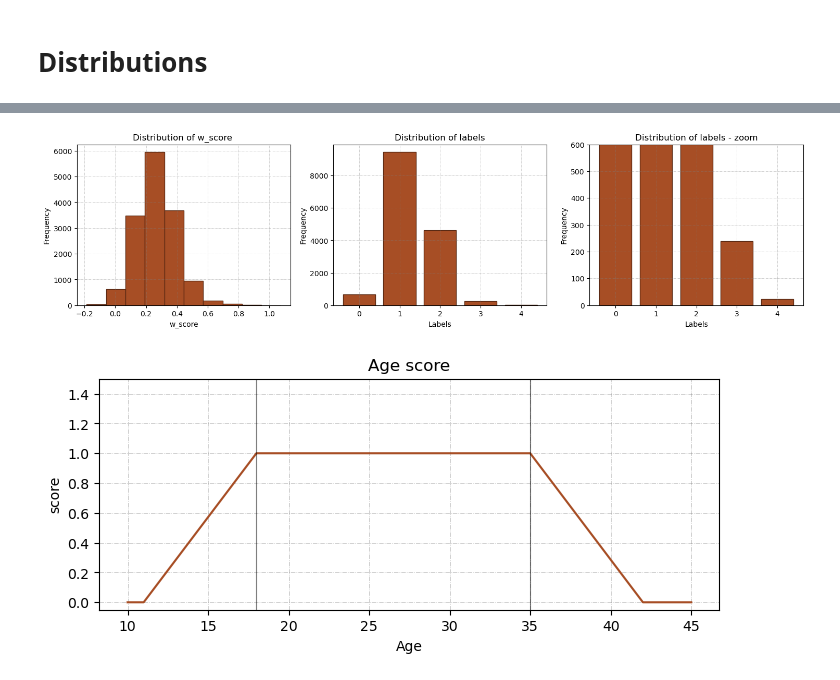
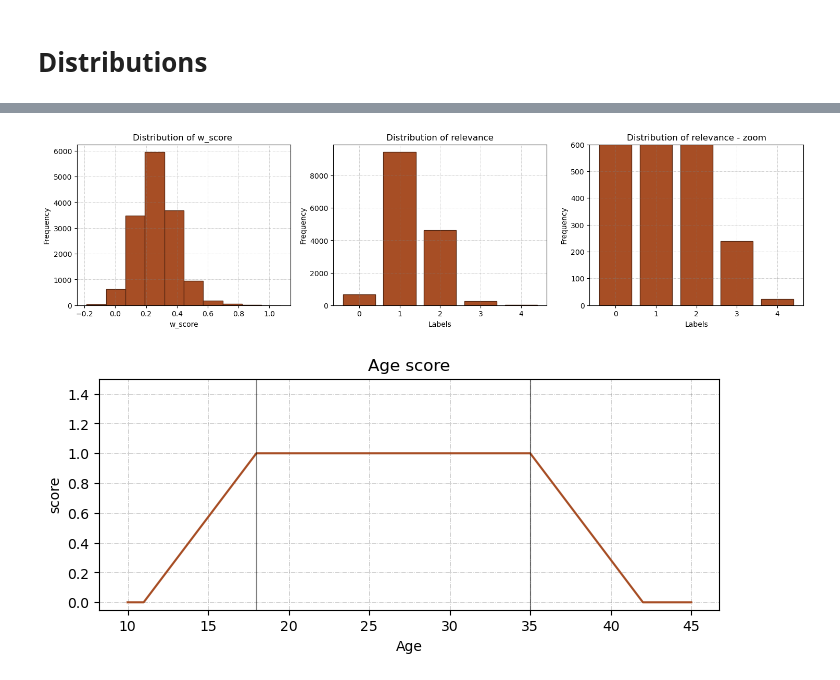
Before and after one commit to jacons/Interpretable-by-design-Human-Recommender, a Jupyter notebook: other_notebook/show_distribution.ipynb, the cells around one changed output, grey strips where cells are left out. Saved outputs shown, nothing was run; the diff lists cells and outputs as text; code cells hidden in the pictures.

Commit message:
add sampling cities with distribution, change "labels"->"relevance"

```diff
--- a/other_notebook/show_distribution.ipynb
+++ b/other_notebook/show_distribution.ipynb
@@ -67,36 +67,36 @@ plt.show()
 # %%
-score_dt = pd.read_csv("../outputs/scores.csv")
-labels = score_dt["labels"].tolist()
+score_dt = pd.read_csv("../outputs/scores/scores.csv")
+relevance = score_dt["relevance"].tolist()
 w_score = score_dt["w_score"].tolist()
 
-distri_labels = [labels.count(i) for i in range(max(labels)+1)]
-name_label = [*range(max(labels)+1)]
+distri_labels = [relevance.count(i) for i in range(max(relevance)+1)]
+name_label = [*range(max(relevance)+1)]
 
 _, axs = plt.subplots(ncols=3,figsize=(18,4))
 
 axs[0].hist(w_score, **default_par)
 axs[0].grid(color='grey', linestyle='-.', linewidth=0.5, alpha=0.5)
 axs[0].set_title('Distribution of w_score ')
 axs[0].set_xlabel('w_score')
 axs[0].set_ylabel('Frequency')
 
 axs[1].bar(name_label,distri_labels, **default_par)
 axs[1].grid(color='grey', linestyle='-.', linewidth=0.5, alpha=0.5)
-axs[1].set_title('Distribution of labels')
+axs[1].set_title('Distribution of relevance')
 axs[1].set_xlabel('Labels')
 axs[1].set_ylabel('Frequency')
 
 axs[2].bar(name_label,distri_labels, **default_par)
 axs[2].set_ylim(0, 600)
 axs[2].grid(color='grey', linestyle='-.', linewidth=0.5, alpha=0.5)
-axs[2].set_title('Distribution of labels - zoom')
+axs[2].set_title('Distribution of relevance - zoom')
 axs[2].set_xlabel('Labels')
 axs[2].set_ylabel('Frequency')
 
 
 plt.show()
 # %% [output]
-[figure, old version]
+[figure, new version]
 # %%
 min_age, max_age = 18, 35
 ages = [*range(10,45+1)]
```
Also changed, not shown: parts of 1 cell of this notebook, 20 other files.
